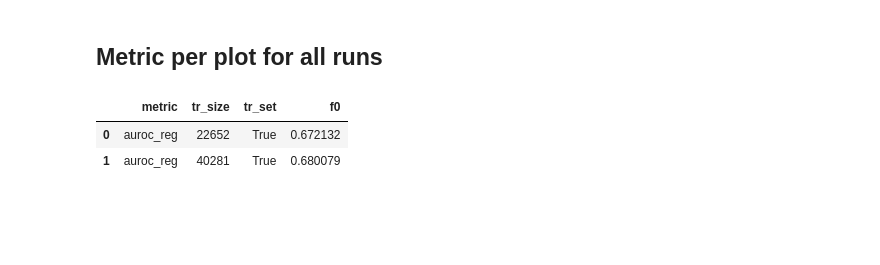
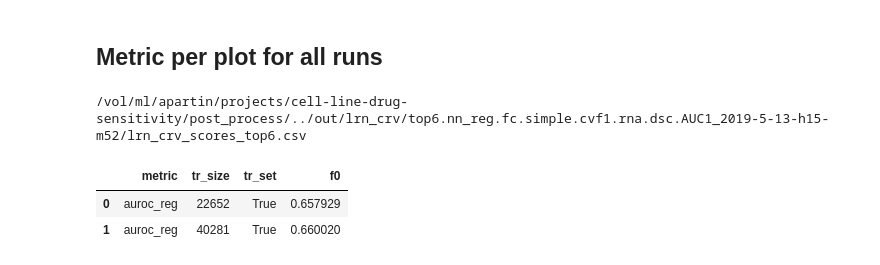
Before and after one commit to adpartin/pilot1, a Jupyter notebook: post_process/lrn_crv_cmpr_btw_ml_models.ipynb, the cells around one changed output. Drawn from its saved outputs; the diff is of its cells as text; code cells hidden in the pictures; blank space fills up the shorter version.

```diff
--- a/post_process/lrn_crv_cmpr_btw_ml_models.ipynb
+++ b/post_process/lrn_crv_cmpr_btw_ml_models.ipynb
@@ -28,0 +35,20 @@ fname = 'nn_reg_lrn_crv_scores.csv'
+# %%
+# New run of the old script
+outdir = Path('gcsi_lrn_crv_rslt')
+
+save = False
+if save:
+    os.makedirs(outdir, exist_ok=True)
+
+desc = [('lgb', 'top6.lgb_reg.simple.cvf1.rna.dsc.AUC1_2019-5-13-h16-m33'),
+        ('fc', 'top6.nn_reg.fc.simple.cvf1.rna.dsc.AUC1_2019-5-13-h15-m52'),
+        ('attn', 'top6.nn_reg.attn.simple.cvf1.rna.dsc.AUC1_2019-5-13-h15-m55')]
+
+datadir = '../out/lrn_crv'
+fname = 'lrn_crv_scores_top6.csv'
+
+# Models
+runs = {'run1': (desc[0][0], Path.cwd()/datadir/desc[0][1]/fname),
+        'run2': (desc[1][0], Path.cwd()/datadir/desc[1][1]/fname),
+        'run3': (desc[2][0], Path.cwd()/datadir/desc[2][1]/fname)
+       }
@@ -36,7 +75,9 @@ dd = {'run1': (desc[0][0], Path.cwd()/datadir/prj/desc[0][1]/fname),
 # %%
-scores = pd.read_csv(dd['run2'][1])
-scores[:2]
+print(runs['run2'][1])
+df = pd.read_csv(runs['run2'][1])
+df[:2]
 # %% [output]
+/vol/ml/apartin/projects/cell-line-drug-sensitivity/post_process/../out/lrn_crv/top6.nn_reg.fc.simple.cvf1.rna.dsc.AUC1_2019-5-13-h15-m52/lrn_crv_scores_top6.csv
 |  | metric | tr_size | tr_set | f0 |
-| 0 | auroc_reg | 22652 | True | 0.672132 |
-| 1 | auroc_reg | 40281 | True | 0.680079 |
+| 0 | auroc_reg | 22652 | True | 0.657929 |
+| 1 | auroc_reg | 40281 | True | 0.660020 |
```
Also changed, not shown: parts of 9 cells of this notebook, 11 other files.
